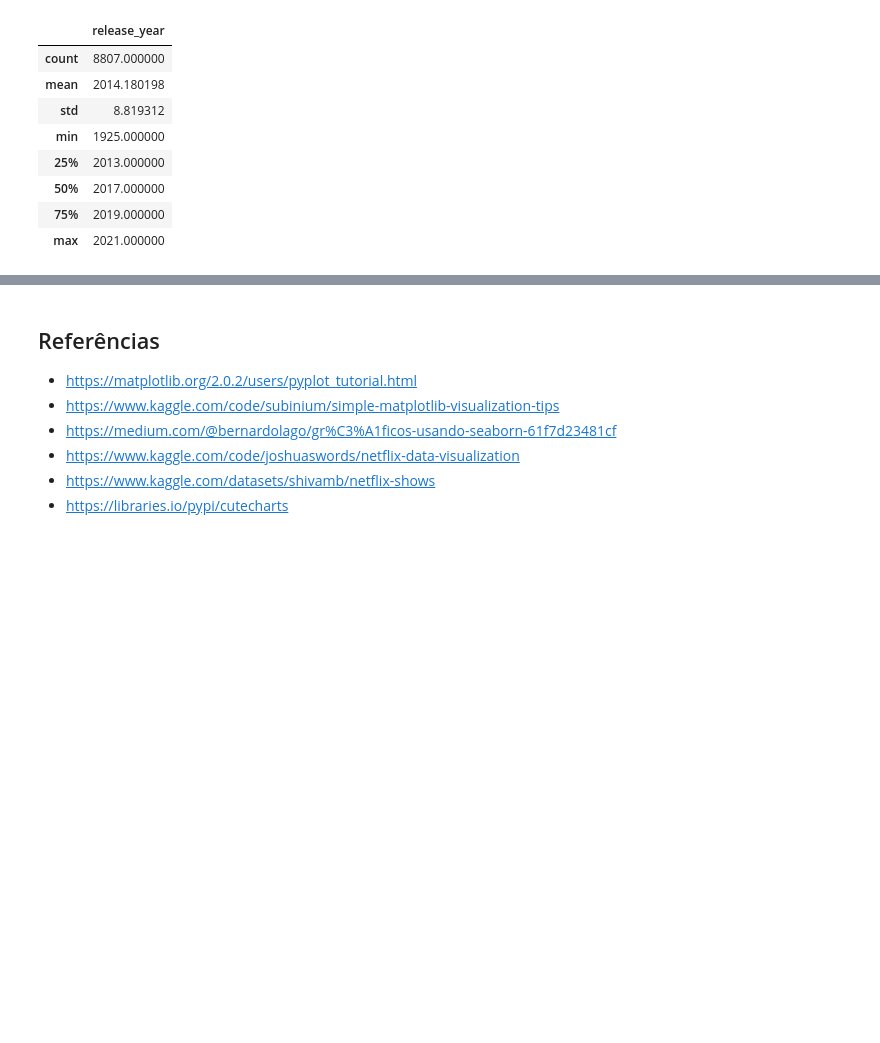
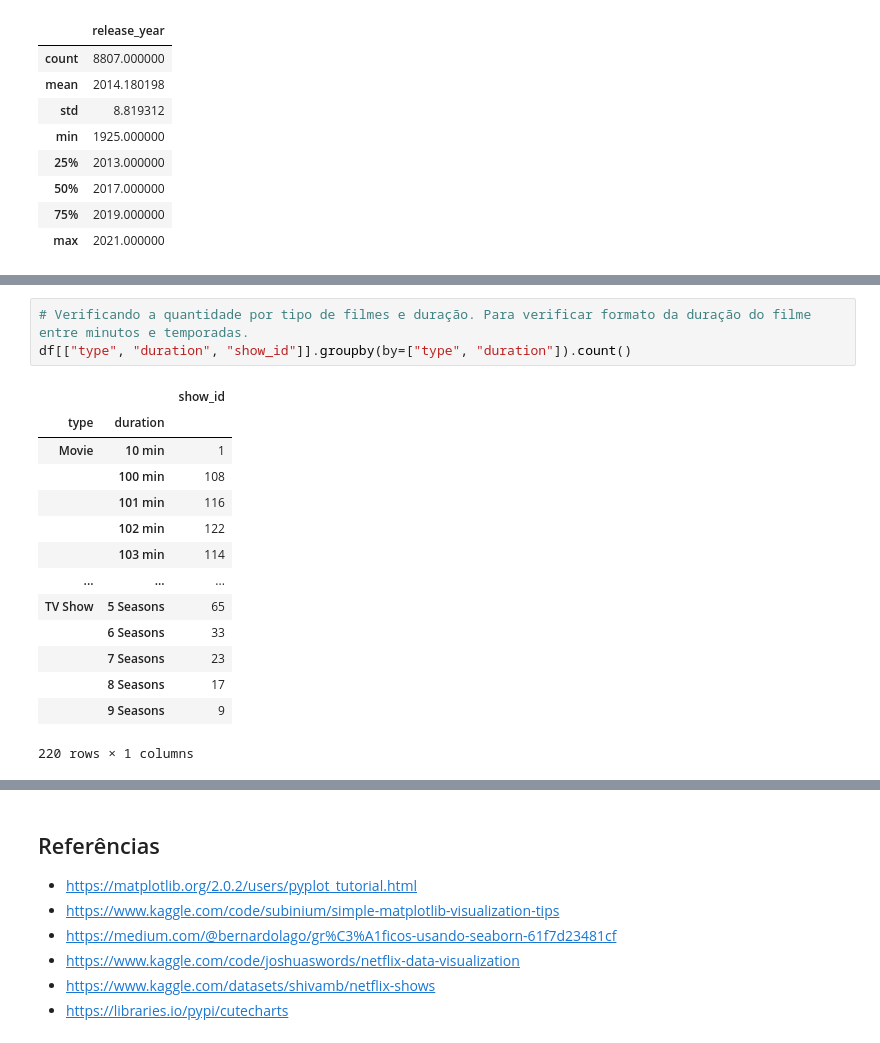
Before and after one commit to rafhaelom/analise-conteudo-netflix, a Jupyter notebook: analise_exploratoria_dados_conteudo_netflix.ipynb, the cells around one changed output, grey strips where cells are left out. Cells and saved outputs as stored; diff of their text form; blank space fills up the shorter version.

```diff
--- a/analise_exploratoria_dados_conteudo_netflix.ipynb
+++ b/analise_exploratoria_dados_conteudo_netflix.ipynb
@@ -212,0 +198,18 @@ for col in colunas:
+# %%
+# Verificando a quantidade por tipo de filmes e duração. Para verificar formato da duração do filme entre minutos e temporadas.
+df[["type", "duration", "show_id"]].groupby(by=["type", "duration"]).count()
+# %% [output]
+|  |  | show_id |
+| type | duration |  |
+| Movie | 10 min | 1 |
+|  | 100 min | 108 |
+|  | 101 min | 116 |
+|  | 102 min | 122 |
+|  | 103 min | 114 |
+| ... | ... | ... |
+| TV Show | 5 Seasons | 65 |
+|  | 6 Seasons | 33 |
+|  | 7 Seasons | 23 |
+|  | 8 Seasons | 17 |
+|  | 9 Seasons | 9 |
+220 rows × 1 columns
```
Also changed, not shown: parts of 24 cells of this notebook.
